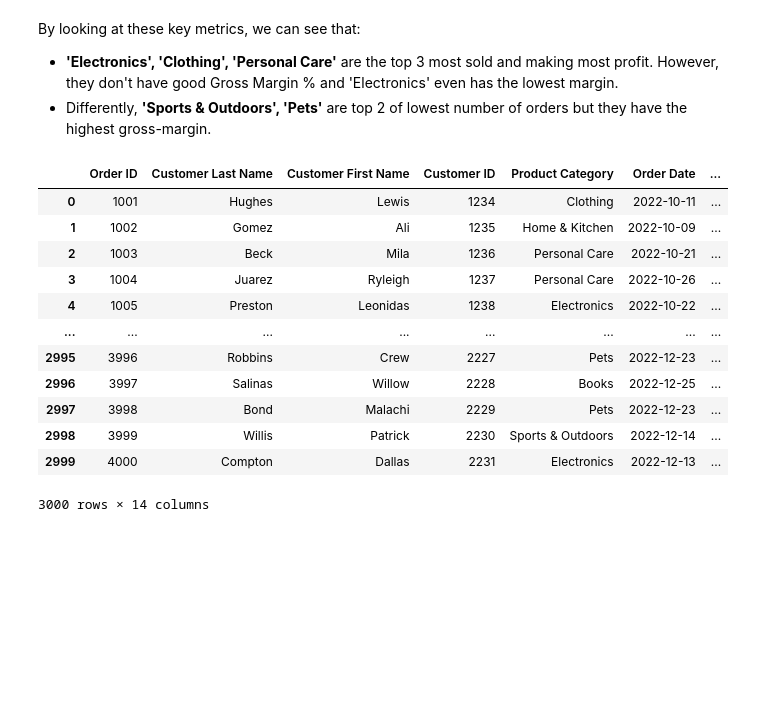
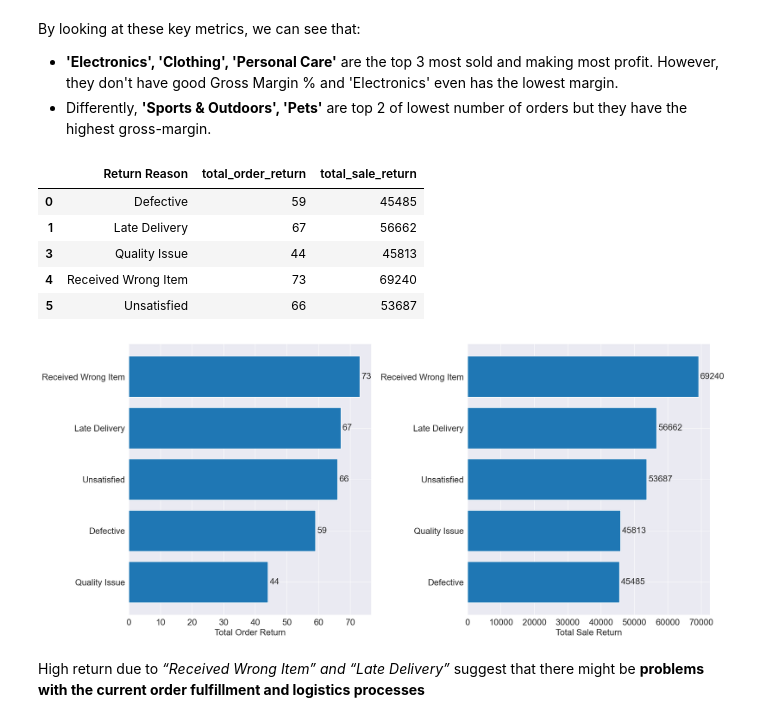
Before and after one commit to hlnetr21354/Future-Retail-Business-Case-Analysis, a Jupyter notebook: notebook/Future_Retail_Data_Cleaning_EDA.ipynb, the cells around one changed output. Drawn from its saved outputs; the diff is of its cells as text; code cells hidden in the pictures; blank space fills up the shorter version.

```diff
--- a/notebook/Future_Retail_Data_Cleaning_EDA.ipynb
+++ b/notebook/Future_Retail_Data_Cleaning_EDA.ipynb
@@ -410,19 +421,47 @@ profit. However, they don't have good Gross Margin % and 'Electronics' even has
 lowest margin.
 * Differently, **'Sports & Outdoors', 'Pets'** are top 2 of lowest number of orders but
  they have the highest gross-margin.
+# %%
+# Calculate metrics by Return Reason
+return_df = sale_df.groupby('Return Reason').agg(
+    total_order_return = ('Order ID', 'nunique'),
+    total_sale_return = ('Sale Price', 'sum')
+).reset_index()
+
+return_df = return_df[return_df['Return Reason']!='No Return']
+return_df
+# %% [output]
+|  | Return Reason | total_order_return | total_sale_return |
+| 0 | Defective | 59 | 45485 |
+| 1 | Late Delivery | 67 | 56662 |
+| 3 | Quality Issue | 44 | 45813 |
+| 4 | Received Wrong Item | 73 | 69240 |
+| 5 | Unsatisfied | 66 | 53687 |
 # %%
-sale_df
+fig, axes = plt.subplots(1,2,figsize=(18,8))
+
+# Return Order Chart
+return_df.sort_values(['total_order_return'], ascending = [True], inplace=True)
+bar1 = axes[0].barh(
+    return_df['Return Reason'],
+    return_df['total_order_return']
+)
+axes[0].set_xlabel('Total Order Return')
+axes[0].bar_label(bar1, padding=3)
+
+# Return Revenue Chart
+return_df.sort_values(['total_sale_return'], ascending = [True], inplace=True)
+bar2 = axes[1].barh(
+    return_df['Return Reason'],
+    return_df['total_sale_return']
+)
+axes[1].set_xlabel('Total Sale Return')
+axes[1].bar_label(bar2, padding=3)
+
+plt.tight_layout()
+plt.show()
 # %% [output]
-|  | Order ID | Customer Last Name | Customer First Name | Customer ID | Product Category | Order Date | ... |
-| 0 | 1001 | Hughes | Lewis | 1234 | Clothing | 2022-10-11 | ... |
-| 1 | 1002 | Gomez | Ali | 1235 | Home & Kitchen | 2022-10-09 | ... |
-| 2 | 1003 | Beck | Mila | 1236 | Personal Care | 2022-10-21 | ... |
-| 3 | 1004 | Juarez | Ryleigh | 1237 | Personal Care | 2022-10-26 | ... |
-| 4 | 1005 | Preston | Leonidas | 1238 | Electronics | 2022-10-22 | ... |
-| ... | ... | ... | ... | ... | ... | ... | ... |
-| 2995 | 3996 | Robbins | Crew | 2227 | Pets | 2022-12-23 | ... |
-| 2996 | 3997 | Salinas | Willow | 2228 | Books | 2022-12-25 | ... |
-| 2997 | 3998 | Bond | Malachi | 2229 | Pets | 2022-12-23 | ... |
-| 2998 | 3999 | Willis | Patrick | 2230 | Sports & Outdoors | 2022-12-14 | ... |
-| 2999 | 4000 | Compton | Dallas | 2231 | Electronics | 2022-12-13 | ... |
-3000 rows × 14 columns
+[figure, added]
+# %% [markdown]
+High return due to *“Received Wrong Item” and “Late Delivery”* suggest that there might
+be **problems with the current order fulfillment and logistics processes**
```
Also changed, not shown: parts of 7 cells of this notebook.
